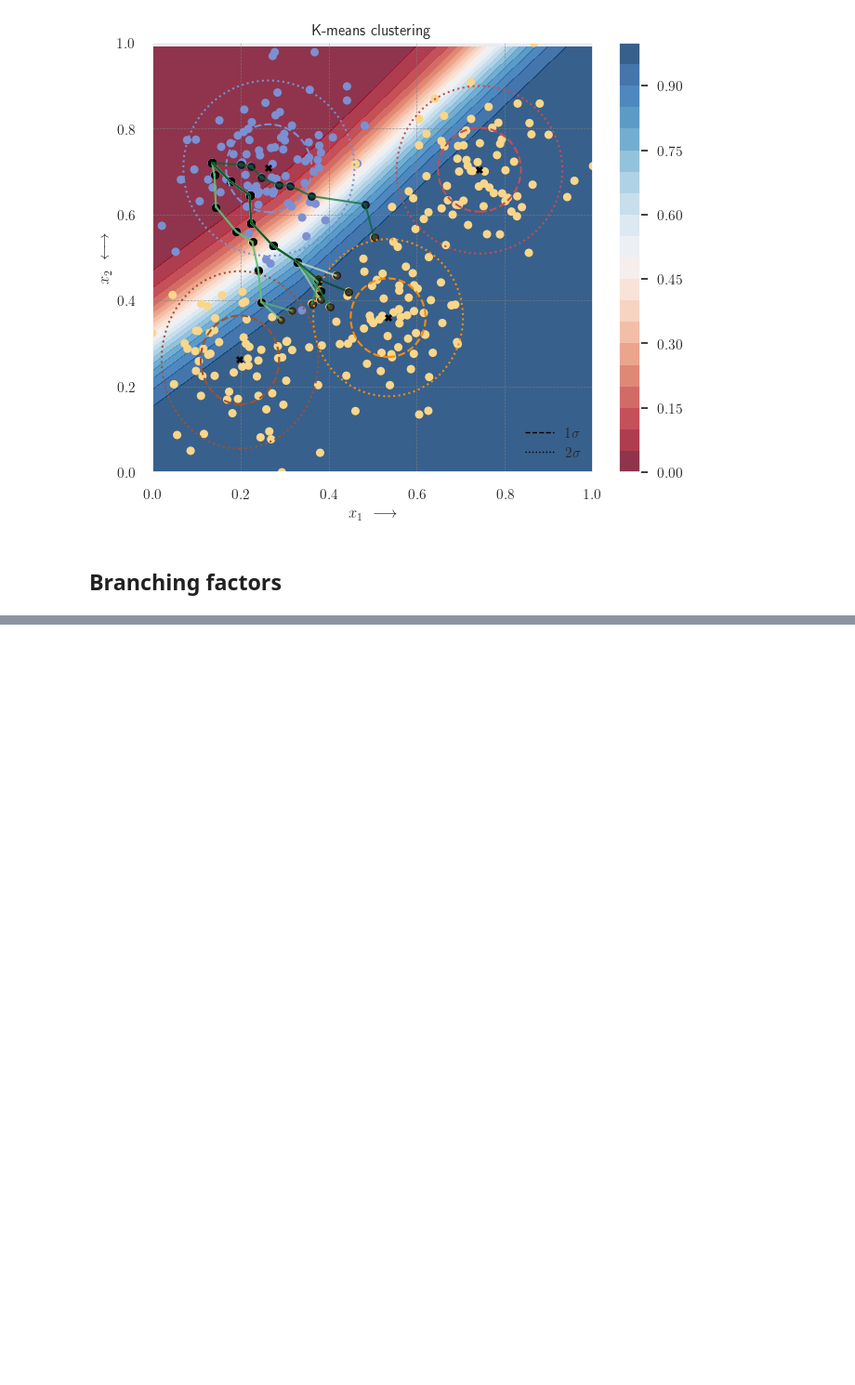
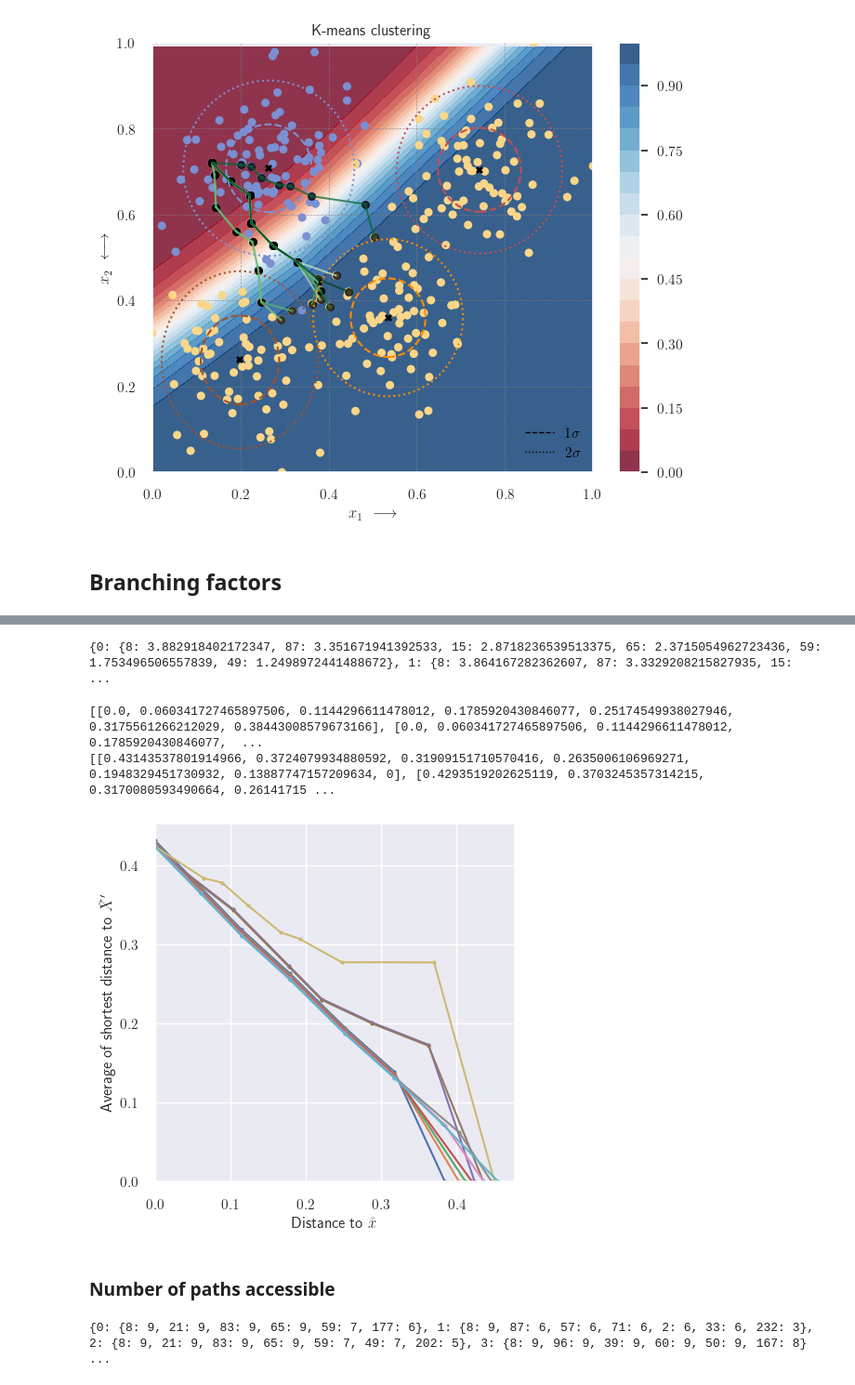
Before and after one commit to xuanxuanxuan-git/facelift, a Jupyter notebook: examples/synthetic_data.ipynb, the cells around one changed output, grey strips where cells are left out. Shown: that part at 93% size. Saved outputs shown, nothing was run; the diff lists cells and outputs as text; code cells hidden in the pictures; blank space fills up the shorter version.

```diff
--- a/examples/synthetic_data.ipynb
+++ b/examples/synthetic_data.ipynb
@@ -470,0 +537,53 @@ plt.show(fig)
+# %%
+def calculate_path_sum_branch_factor(branch_dist):
+    sum_branch_factor = {}
+    for node_idx, dist_dict in branch_dist.items():
+        sum_branch_factor[node_idx] = 0
+        for alter_node_idx, alter_dist in dist_dict.items():
+            sum_branch_factor[node_idx] += alter_dist
+    return sum_branch_factor
+# %%
+all_branch_factor = {}
+for rank, node_path in cf_solutions[start_point_idx].items():
+    alter_end_indices = list(set(end_point_indices) - set([node_path[-1]]))
+    # alter_end_indices = [190, 116, 217]
+    branching_dict, branch_dist = construct_alternative_paths(sp_graph, node_path[:-1], alter_end_indices)
+    path_branch_factor = calculate_path_sum_branch_factor(branch_dist)
+    all_branch_factor[rank] = path_branch_factor
+print(all_branch_factor)
+# %% [output]
+{0: {8: 3.882918402172347, 87: 3.351671941392533, 15: 2.8718236539513375, 65: 2.3715054962723436, 59: 1.753496506557839, 49: 1.2498972441488672}, 1: {8: 3.864167282362607, 87: 3.3329208215827935, 15:  ...
+# %%
+all_x = []
+for rank, path_node in cf_solutions[start_point_idx].items():
+    x_coords = []
+    for node_idx in path_node:
+        x_coords.append(dist_matrix[node_idx])
+    all_x.append(x_coords)
+print(all_x)
+
+all_y = []
+for rank, path_factor in all_branch_factor.items():
+    y_coords = []
+    for node_idx, factor_value in path_factor.items():
+        y_coords.append(factor_value/9)
+    y_coords.append(0)
+    all_y.append(y_coords)
+print(all_y)
+# %% [output]
+[[0.0, 0.060341727465897506, 0.1144296611478012, 0.1785920430846077, 0.25174549938027946, 0.3175561266212029, 0.38443008579673166], [0.0, 0.060341727465897506, 0.1144296611478012, 0.1785920430846077,  ...
+[[0.43143537801914966, 0.3724079934880592, 0.31909151710570416, 0.2635006106969271, 0.1948329451730932, 0.13887747157209634, 0], [0.4293519202625119, 0.3703245357314215, 0.3170080593490664, 0.26141715 ...
+# %%
+fig, ax = plt.subplots(figsize=(5,5))
+for path_idx in range(len(all_x)):
+    ax.plot(all_x[path_idx], all_y[path_idx], marker=".")
+    # ax.plot(all_x[1], all_y[1], marker=".")
+ax.set_xlim(0,)
+ax.set_ylim(0,)
+ax.set_xlabel(r"Distance to $\mathring{x}$")
+ax.set_ylabel(r"Average of shortest distance to $\check{X}^{\prime}$")
+plt.show()
+# %% [output]
+[figure, added]
+# %% [markdown]
+### Number of paths accessible
@@ -470,0 +609,9 @@ plt.show(fig)
+# %%
+all_branch_factor = {}
+for rank, node_path in cf_solutions[start_point_idx].items():
+    alter_end_indices = list(set(end_point_indices) - set([node_path[-1]]))
+    path_count_dict = calculate_num_accessible_paths(sp_graph, node_path, alter_end_indices)
+    all_branch_factor[rank] = path_count_dict
+print(all_branch_factor)
+# %% [output]
+{0: {8: 9, 21: 9, 83: 9, 65: 9, 59: 7, 177: 6}, 1: {8: 9, 87: 6, 57: 6, 71: 6, 2: 6, 33: 6, 232: 3}, 2: {8: 9, 21: 9, 83: 9, 65: 9, 59: 7, 49: 7, 202: 5}, 3: {8: 9, 96: 9, 39: 9, 60: 9, 50: 9, 167: 8} ...
```
Also changed, not shown: parts of 14 cells of this notebook.
